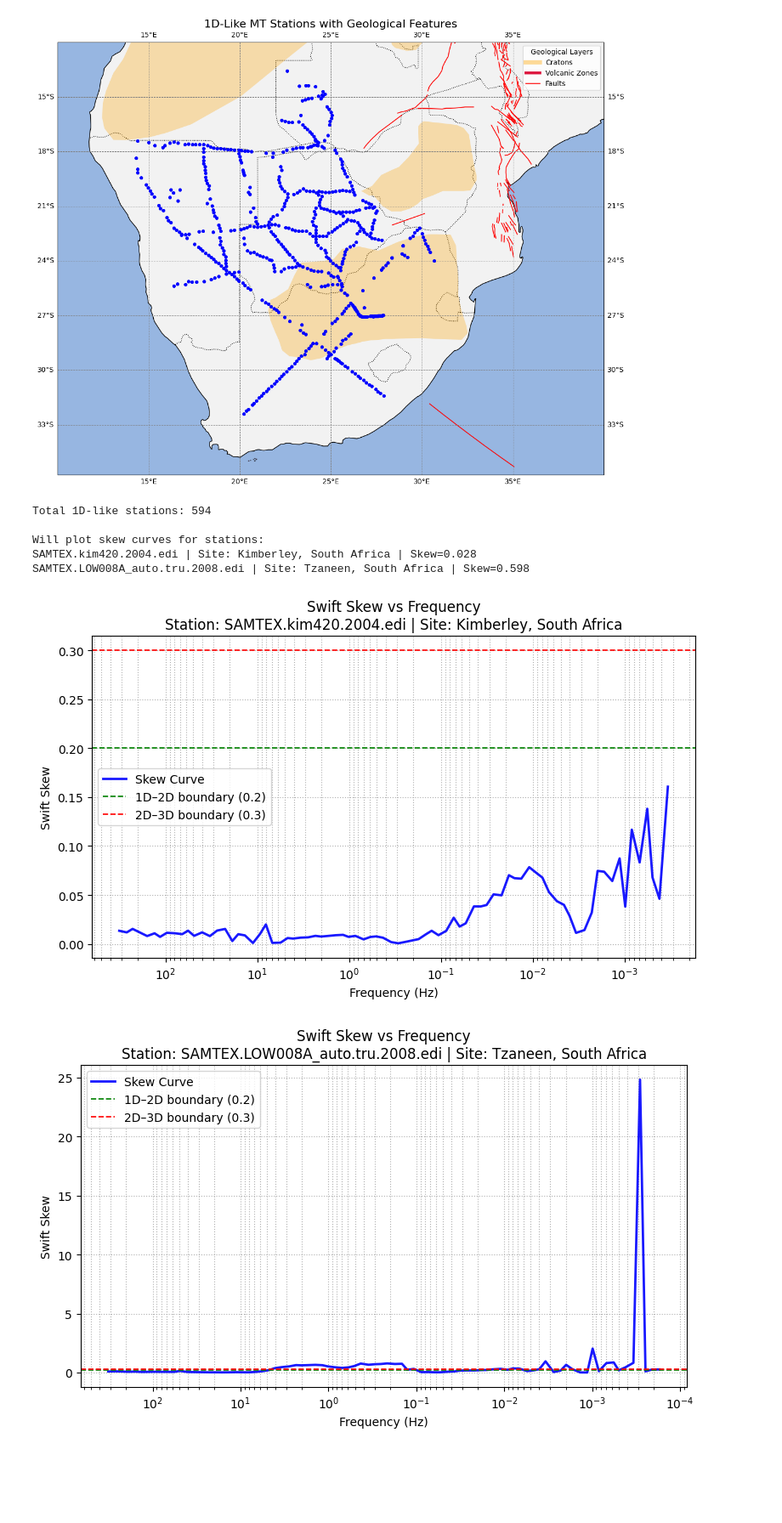
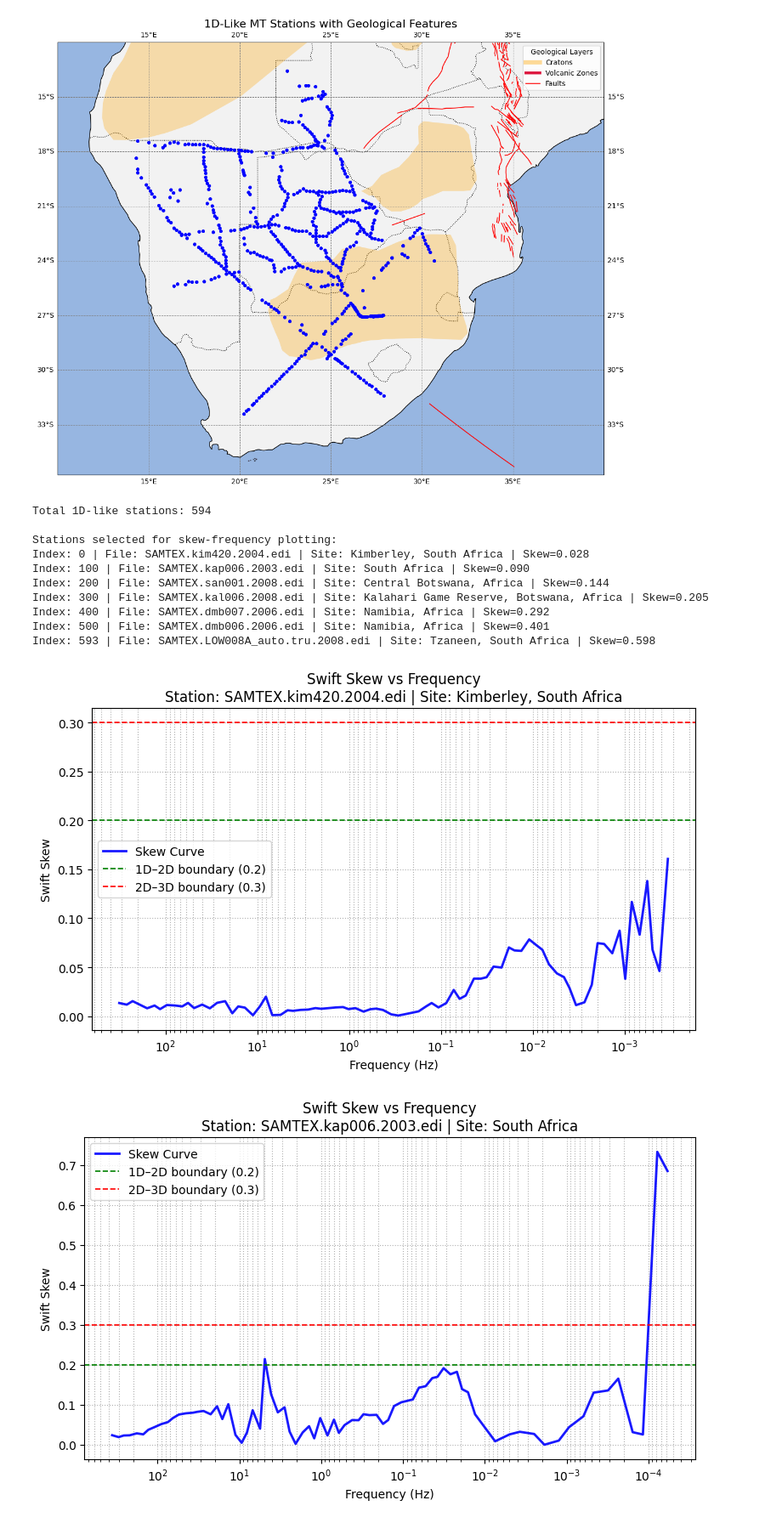
Before and after one commit to Shailo2002/Dissertation, a Jupyter notebook: 1d_data_checkup/code_updated.ipynb, the cells around one changed output. Shown at 85% size. Saved outputs shown, nothing was run; the diff lists cells and outputs as text; code cells hidden in the pictures; blank space fills up the shorter version.

Commit message:
updated code for skew vs frequency

```diff
--- a/1d_data_checkup/code_updated.ipynb
+++ b/1d_data_checkup/code_updated.ipynb
@@ -540,7 +540,7 @@ import matplotlib.pyplot as plt
 from mt_metadata.transfer_functions import TF
 
 # ----------------------------------------------------
-# SANITIZE EDI (your existing function)
+# SANITIZE EDI
 # ----------------------------------------------------
 def sanitize_edi(edi_path):
     with open(edi_path, "r", errors="ignore") as f:
@@ -552,7 +552,6 @@ def sanitize_edi(edi_path):
             cleaned.append(line)
             continue
 
-        # replace invalid values
         line = re.sub(r"\*+", " -9999 ", line)
         line = re.sub(r"(?<![0-9eE\+\-])0\.0(?![0-9eE\+\-])", " -9999 ", line)
         cleaned.append(line)
@@ -598,75 +597,81 @@ records = []
 for _, row in df.iterrows():
     fname = row["File"]
     path = os.path.join(folder, fname)
-
-    # lat/lon already computed previously
     lat, lon = extract_lat_lon(path)
-
     records.append((row["Site"], fname, row["Skew"], lat, lon))
 
 geo_df = pd.DataFrame(records, columns=["Site", "File", "Skew", "Lat", "Lon"])
 
-# classification (station-level)
+# 1D classification
 geo_df["Is1D"] = geo_df["Skew"] < 0.6
 
 
 # ================================
-#  SELECT ONLY FIRST & LAST 1D-like STATIONS
+#  SELECT MULTIPLE 1D-LIKE STATIONS
 # ================================
 one_d_stations = geo_df[geo_df["Is1D"] == True].reset_index(drop=True)
 
-print("Total 1D-like stations:", len(one_d_stations))
+total_1d = len(one_d_stations)
+print("Total 1D-like stations:", total_1d)
 
-if len(one_d_stations) < 2:
-    print("Not enough 1D-like stations to compare.")
+if total_1d < 2:
+    print("Not enough 1D-like stations.")
     raise SystemExit()
 
-# Select first & last (index 0 and last index)
-stations_to_plot = [
-    one_d_stations.iloc[0],        # first 1D-like station
-    one_d_stations.iloc[-1]        # last 1D-like station
-]
+# indices you want: 0, 100, 200, 300, 400, 500, last
+target_indices = [0, 100, 200, 300, 400, 500, total_1d - 1]
 
-print("\nWill plot skew curves for stations:")
+# keep only valid indices
+valid_indices = [i for i in target_indices if i < total_1d]
+
+stations_to_plot = [one_d_stations.iloc[i] for i in valid_indices]
+
+
+print("\nStations selected for skew-frequency plotting:")
 for s in stations_to_plot:
-    print(f"{s['File']} | Site: {s['Site']} | Skew={s['Skew']:.3f}")
+    print(f"Index: {s.name} | File: {s['File']} | Site: {s['Site']} | Skew={s['Skew']:.3f}")
 
 
 # ================================
-#  PLOT FOR SELECTED TWO STATIONS
+#  PLOT FOR SELECTED STATIONS
 # ================================
 for station in stations_to_plot:
     fname = station["File"]
     site  = station["Site"]
 
     plt.figure(figsize=(8, 5))
     plt.title(f"Swift Skew vs Frequency\nStation: {fname} | Site: {site}", fontsize=12)
     plt.xlabel("Frequency (Hz)")
     plt.ylabel("Swift Skew")
     plt.grid(True, which="both", linestyle=":")
 
     path = os.path.join(folder, fname)
     freq, skew = compute_skew_curve(path)
 
     if freq is None:
         continue
 
-    # plot the curve
+    # skew curve
     plt.semilogx(freq, skew, alpha=0.9, color="blue", linewidth=2, label="Skew Curve")
 
     # boundaries
     plt.axhline(0.2, color="green", linestyle="--", linewidth=1.2, label="1D–2D boundary (0.2)")
-    plt.axhline(0.3, color="red", linestyle="--",  linewidth=1.2, label="2D–3D boundary (0.3)")
+    plt.axhline(0.3, color="red", linestyle="--", linewidth=1.2, label="2D–3D boundary (0.3)")
 
     plt.legend()
     plt.gca().invert_xaxis()
     plt.tight_layout()
     plt.show()
 # %% [output]
 Total 1D-like stations: 594
 
-Will plot skew curves for stations:
-SAMTEX.kim420.2004.edi | Site: Kimberley, South Africa | Skew=0.028
-SAMTEX.LOW008A_auto.tru.2008.edi | Site: Tzaneen, South Africa | Skew=0.598
+Stations selected for skew-frequency plotting:
+Index: 0 | File: SAMTEX.kim420.2004.edi | Site: Kimberley, South Africa | Skew=0.028
+Index: 100 | File: SAMTEX.kap006.2003.edi | Site: South Africa | Skew=0.090
+Index: 200 | File: SAMTEX.san001.2008.edi | Site: Central Botswana, Africa | Skew=0.144
+Index: 300 | File: SAMTEX.kal006.2008.edi | Site: Kalahari Game Reserve, Botswana, Africa | Skew=0.205
+Index: 400 | File: SAMTEX.dmb007.2006.edi | Site: Namibia, Africa | Skew=0.292
+Index: 500 | File: SAMTEX.dmb006.2006.edi | Site: Namibia, Africa | Skew=0.401
+Index: 593 | File: SAMTEX.LOW008A_auto.tru.2008.edi | Site: Tzaneen, South Africa | Skew=0.598
 [figure]
-[figure, old version]
+[figure, new version]
```
Also changed, not shown: parts of 1 cell of this notebook.
